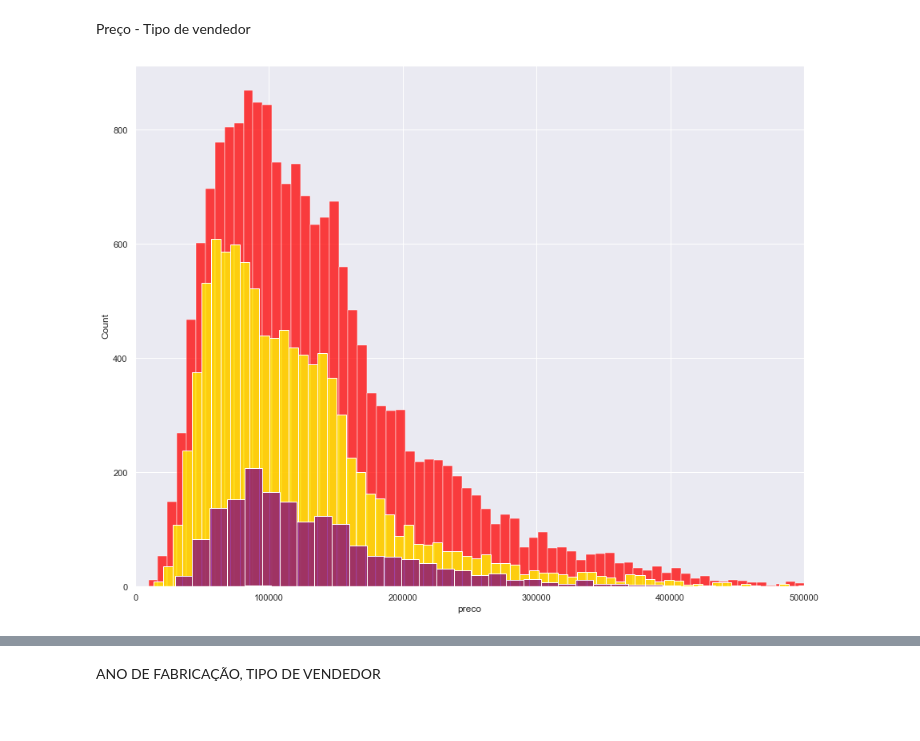
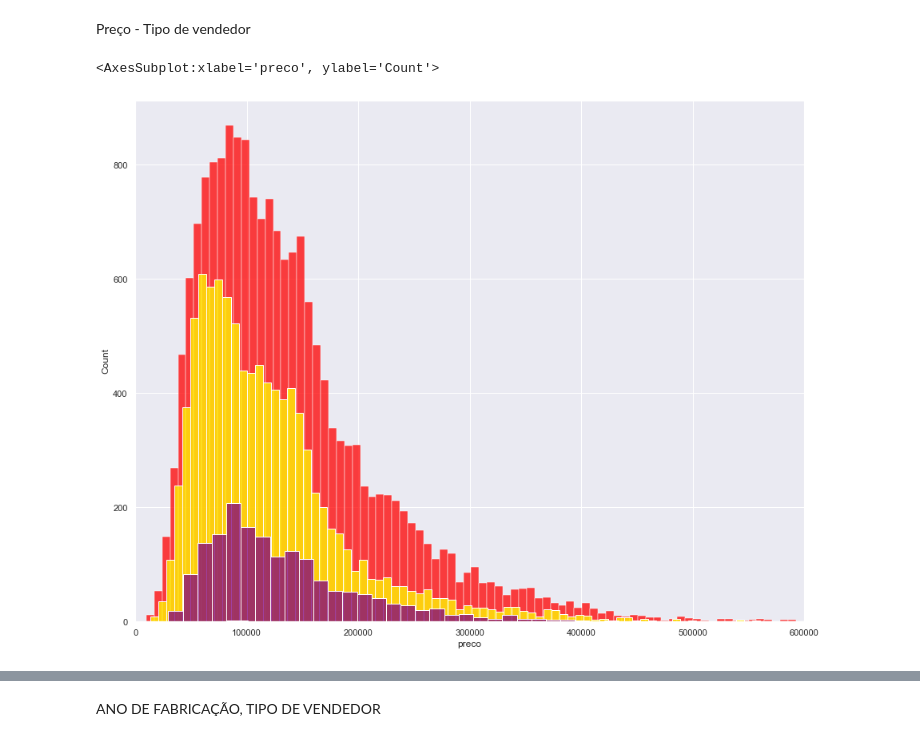
Before and after one commit to marcostrivelato/desafio-lighthouse, a Jupyter notebook: relatório-estatisticas.ipynb, the cells around one changed output, grey strips where cells are left out. Cells and saved outputs as stored; diff of their text form; code cells hidden in the pictures.

```diff
--- a/relatório-estatisticas.ipynb
+++ b/relatório-estatisticas.ipynb
@@ -72,0 +62,9 @@ graph.set_xlim(0,500000)
+# %%
+df.loc[df['garantia_de_fábrica'].notnull(),'garantia_de_fábrica'] = 'S'
+df.loc[df['garantia_de_fábrica'].isnull(),'garantia_de_fábrica'] = 'N'
+
+plt.figure(figsize = (20, 15))
+sns.countplot(x= df.garantia_de_fábrica)
+plt.title("Numero de carros com e sem garantia de fabrica", fontsize = 20)
+plt.xlabel("Numero de carros", fontsize = 16)
+plt.show()
@@ -81,19 +97,15 @@ Preço - Tipo de vendedor
 # %%
 fisico = (df['anunciante'] == 'Pessoa Física')
 loja = (df['anunciante'] == 'Loja')
 conc = (df['anunciante'] == 'Concessionária')
 acess = (df['anunciante'] == 'Acessórios e serviços para autos')
 
 sns.set()
 plt.figure(figsize=(15, 12))
-sns.histplot(data = df[fisico], x = 'preco', color='red').set_xlim(0,500000)
-sns.histplot(data = df[loja], x = 'preco', color='yellow').set_xlim(0,500000)
-sns.histplot(data = df[conc], x = 'preco',color='purple').set_xlim(0,500000)
+sns.histplot(data = df[fisico], x = 'preco', color='red').set_xlim(0,600000)
+sns.histplot(data = df[loja], x = 'preco', color='yellow').set_xlim(0,600000)
+sns.histplot(data = df[conc], x = 'preco',color='purple').set_xlim(0,600000)
 sns.histplot(data = df[acess], x = 'preco')
-#graph.set_title("Preço médio por modelo")
-#graph.set_ylabel("Numero de modelos")
-#graph.set_xlabel("Ano de Fabricação")
-#formatter = EngFormatter(places=0, sep="\N{THIN SPACE}")
-#graph.xaxis.set_major_formatter(formatter)
 # %% [output]
+<AxesSubplot:xlabel='preco', ylabel='Count'>
-[figure, old version]
+[figure, new version]
```
Also changed, not shown: parts of 23 cells of this notebook.
